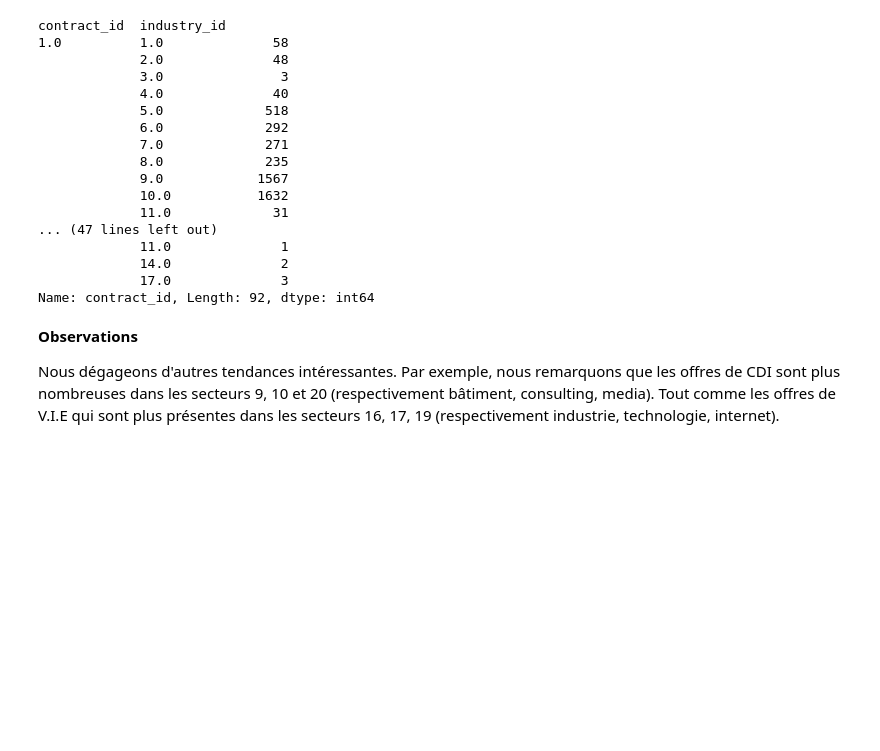
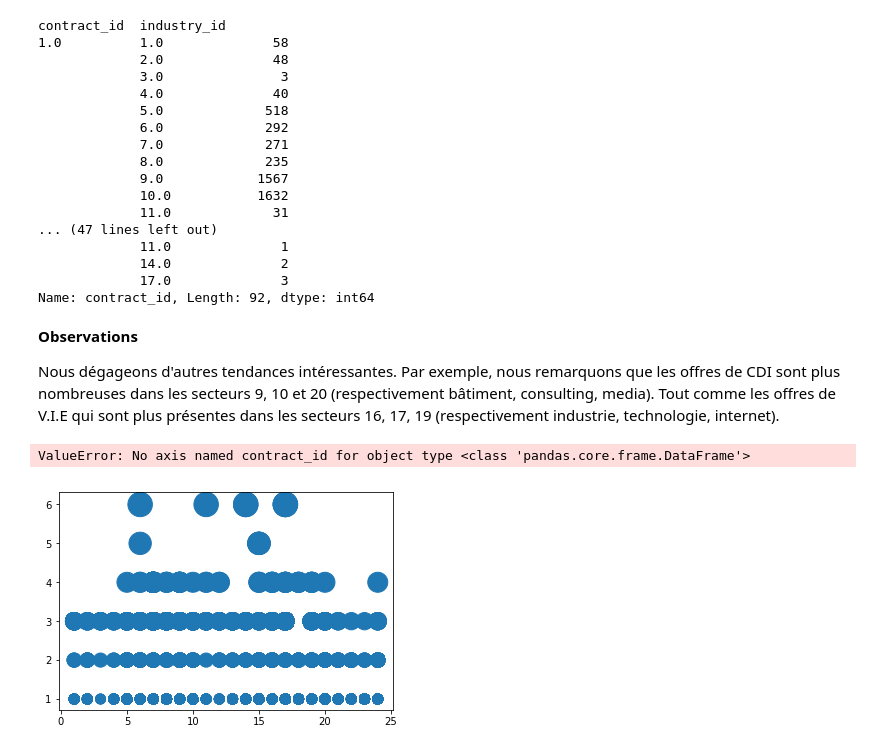
Before and after one commit to Esiee-Leboncoin/moderation, a Jupyter notebook: notebooks/FirstAnalysis.ipynb, the cells around one changed output. Cells and saved outputs as stored; diff of their text form; code cells hidden in the pictures; blank space fills up the shorter version.

Commit message:
FirstAnalysis => first scatter plots, to do: histograms  Cleaning offers => description cleaned, to do : tfidf vectorizer Added stop-words package

```diff
--- a/notebooks/FirstAnalysis.ipynb
+++ b/notebooks/FirstAnalysis.ipynb
@@ -206,0 +211,13 @@ Nous dégageons d'autres tendances intéressantes. Par exemple, nous remarquons
+# %%
+plt.scatter(df_offers.department_id, df_offers.contract_id, s = df_offers.count("contract_id"))
+plt.show()
+# %% [output]
+ValueError: No axis named contract_id for object type <class 'pandas.core.frame.DataFrame'>
+# %%
+np_contract_id = np.array(df_offers.contract_id)
+np_contract_id
+plt.scatter(df_offers.industry_id, df_offers.contract_id, s = )
+#plt.yticks()
+plt.show()
+# %% [output]
+[figure, added]
```
Also changed, not shown: parts of 4 cells of this notebook, 14 other files.
